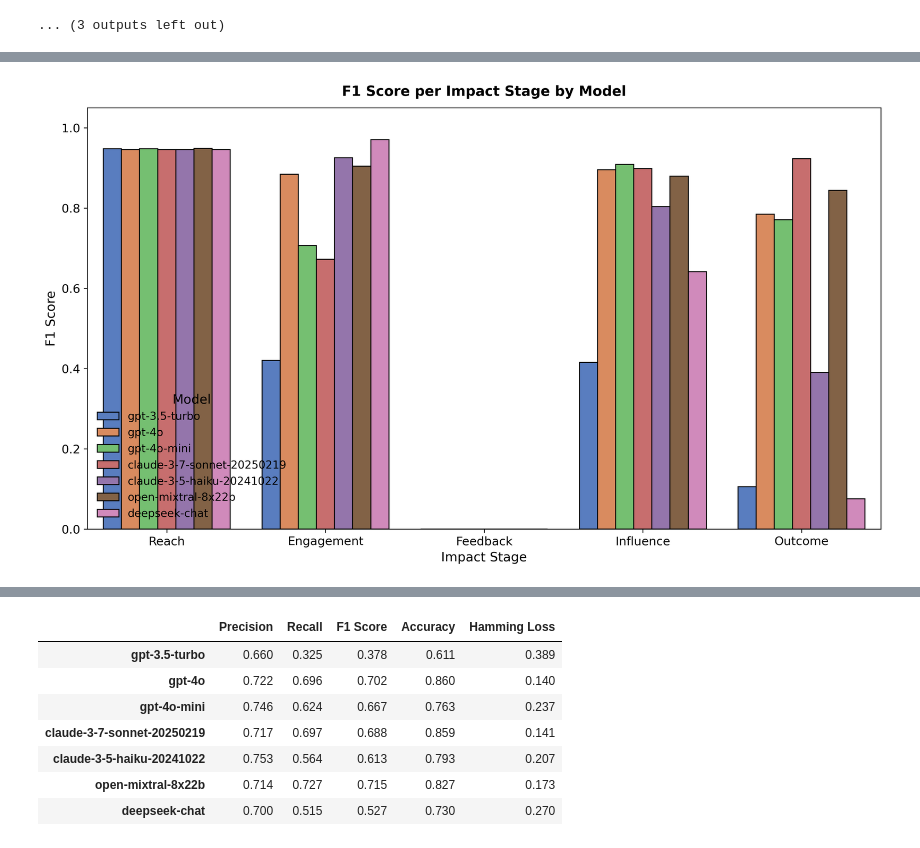
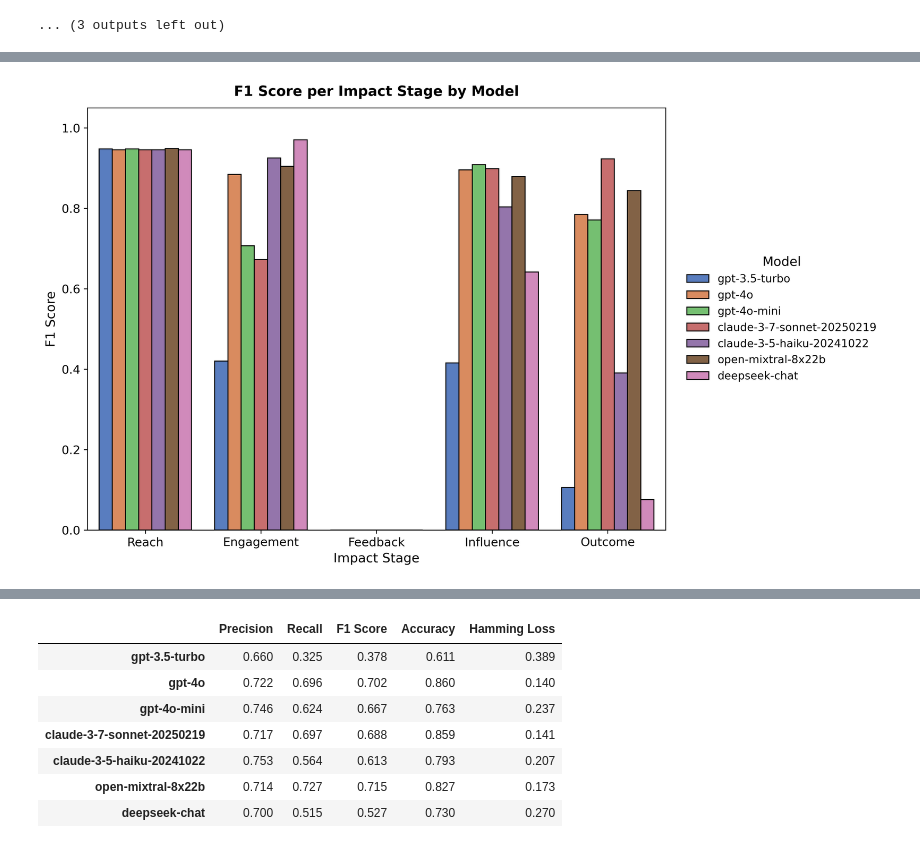
Before and after one commit to flowmetrics-ai/predicting-multidimensional-research-impact, a Jupyter notebook: experiments/Flowmetrics-validation.ipynb, the cells around one changed output, grey strips where cells are left out. Saved outputs shown, nothing was run; the diff lists cells and outputs as text; code cells hidden in the pictures.

```diff
--- a/experiments/Flowmetrics-validation.ipynb
+++ b/experiments/Flowmetrics-validation.ipynb
@@ -152,6 +153,4 @@ The goal is to quantify each model’s ability to detect supported stages and ex
 # %%
-# === Stage-Level Evaluation with Threshold Sensitivity and Label Distribution ===
-
 def get_true_stages(row, threshold=0.0):
     """Return set of stages where cumulative platform evidence > threshold."""
     true_stages = set()
@@ -196,9 +195,7 @@ def print_label_distribution(df, true_col="true_stages"):
         print(f"  {stage:<12}: {c:3d} ({c/total:.1%})")
     return counts
 
-
-# --- Evaluate across multiple thresholds ---
-thresholds = [0.0, 0.003, 0.01, 0.02]
+thresholds = [0.0, 0.002, 0.005, 0.01, 0.02]
 sensitivity_results = {}
 
 for thr in thresholds:
@@ -211,8 +208,6 @@ for thr in thresholds:
         res = evaluate_model(df, model, true_col=f"true_stages_thr{thr}")
         results[model] = res
     sensitivity_results[thr] = results
-
-    # Compute and show average F1 per model for quick comparison
     mean_f1 = {model: results[model]["F1"].mean() for model in models}
     summary = pd.DataFrame(mean_f1, index=[f"thr>{thr}"])
     display(summary)
@@ -339,5 +328,4 @@ The results reflect a gradient of difficulty across impact stages, driven by bot
 # %%
-# Reuse your existing plot_data and df_plot
 plot_data = []
 for model_name, df_metrics in results.items():
     for stage in df_metrics.index:
@@ -349,40 +337,36 @@ for model_name, df_metrics in results.items():
         })
 
 df_plot = pd.DataFrame(plot_data)
-
-# Set figure
 plt.figure(figsize=(12, 7), dpi=300)
-
-# Create grouped bar plot
 sns.barplot(
     data=df_plot,
     x="Impact Stage",
     y="F1 Score",
     hue="Model",
     palette="muted",
     edgecolor="black"
 )
 
-# Styling
 plt.title("F1 Score per Impact Stage by Model", fontsize=14, weight="bold", pad=12)
 plt.xlabel("Impact Stage", fontsize=13)
 plt.ylabel("F1 Score", fontsize=13)
 plt.ylim(0, 1.05)
 plt.xticks(fontsize=12)
 plt.yticks(fontsize=12)
 plt.legend(
     title="Model",
     title_fontsize=13,
     fontsize=11,
-    loc="lower left",
+    loc="center left",
+    bbox_to_anchor=(1.02, 0.5),
     frameon=False
 )
 
 plt.tight_layout()
 plt.savefig("f1_score_barplot_by_stage.png", bbox_inches="tight", dpi=300)
 plt.show()
 # %% [output]
-[figure, old version]
+[figure, new version]
 # %% [markdown]
 ### Key observations
 
```
Also changed, not shown: parts of 38 cells of this notebook.
